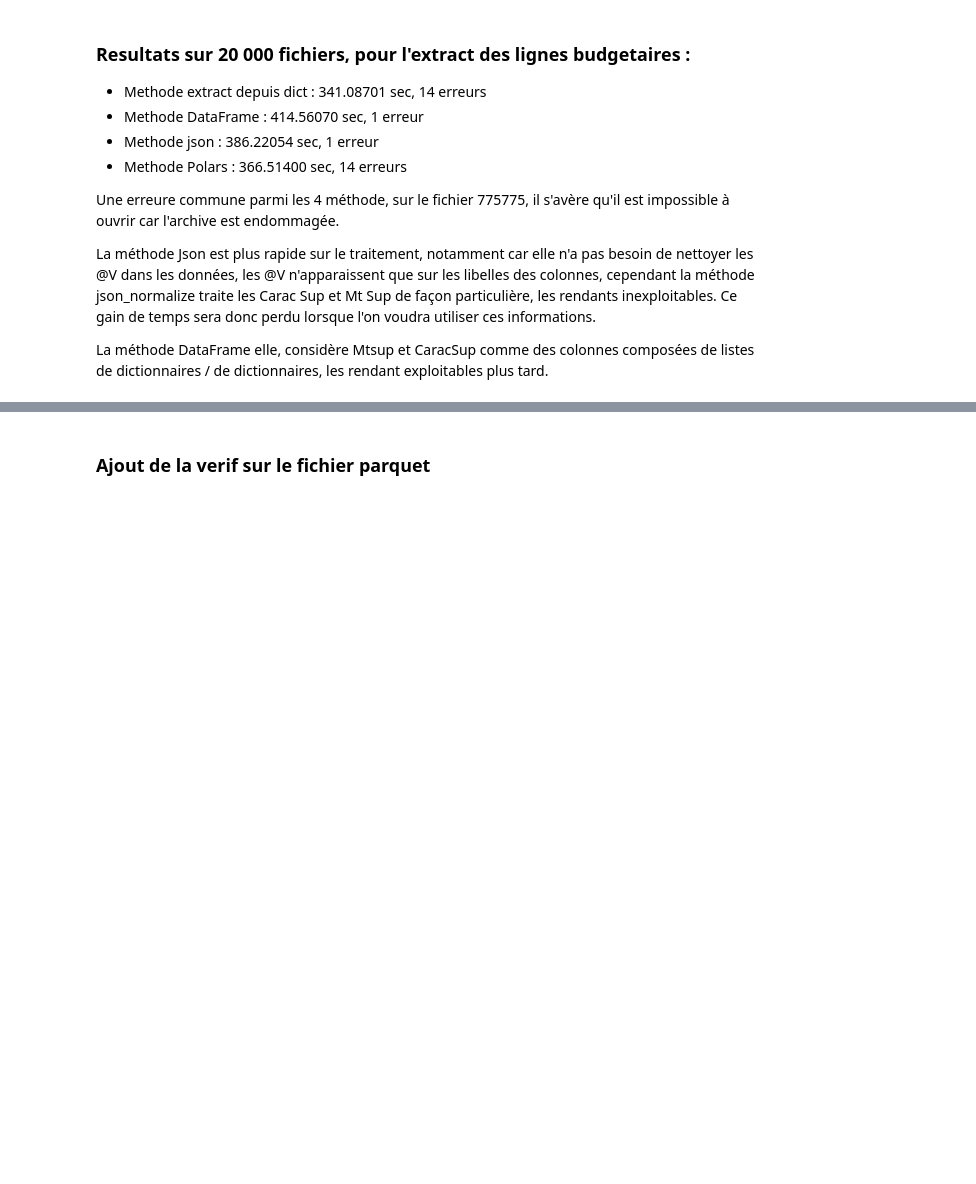
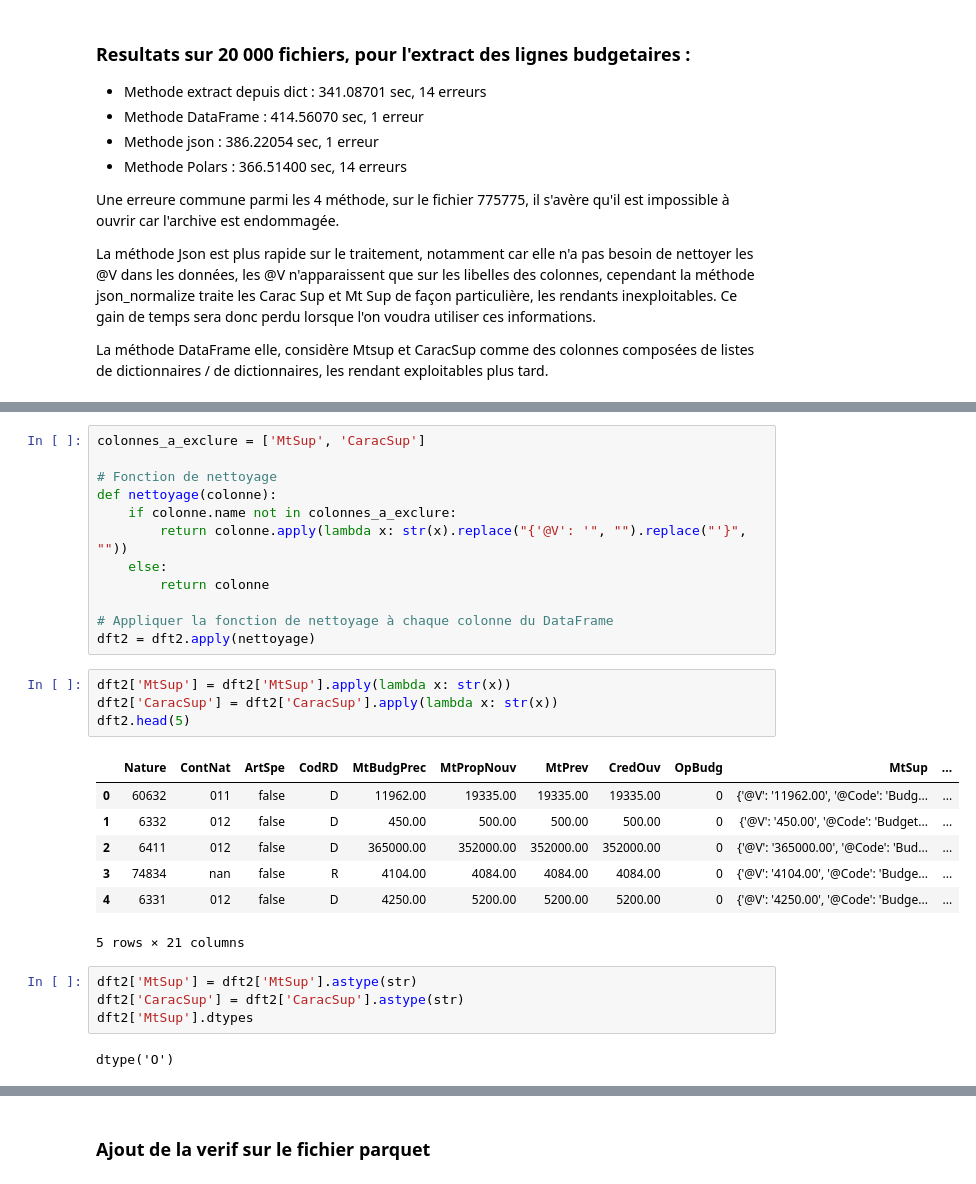
Before and after one commit to Verzocchia/ETL_Lignes_Budget_EV, a Jupyter notebook: test_renouveau.ipynb, the cells around one changed output, grey strips where cells are left out. Cells and saved outputs as stored; diff of their text form; blank space fills up the shorter version.

```diff
--- a/test_renouveau.ipynb
+++ b/test_renouveau.ipynb
@@ -267,0 +345,30 @@ La méthode DataFrame elle, considère Mtsup et CaracSup comme des colonnes comp
+# %%
+colonnes_a_exclure = ['MtSup', 'CaracSup']
+
+# Fonction de nettoyage
+def nettoyage(colonne):
+    if colonne.name not in colonnes_a_exclure:
+        return colonne.apply(lambda x: str(x).replace("{'@V': '", "").replace("'}", ""))
+    else:
+        return colonne
+
+# Appliquer la fonction de nettoyage à chaque colonne du DataFrame
+dft2 = dft2.apply(nettoyage)
+# %%
+dft2['MtSup'] = dft2['MtSup'].apply(lambda x: str(x))
+dft2['CaracSup'] = dft2['CaracSup'].apply(lambda x: str(x))
+dft2.head(5)
+# %% [output]
+|  | Nature | ContNat | ArtSpe | CodRD | MtBudgPrec | MtPropNouv | MtPrev | CredOuv | OpBudg | MtSup | ... |
+| 0 | 60632 | 011 | false | D | 11962.00 | 19335.00 | 19335.00 | 19335.00 | 0 | {'@V': '11962.00', '@Code': 'Budg... | ... |
+| 1 | 6332 | 012 | false | D | 450.00 | 500.00 | 500.00 | 500.00 | 0 | {'@V': '450.00', '@Code': 'Budget... | ... |
+| 2 | 6411 | 012 | false | D | 365000.00 | 352000.00 | 352000.00 | 352000.00 | 0 | {'@V': '365000.00', '@Code': 'Bud... | ... |
+| 3 | 74834 | nan | false | R | 4104.00 | 4084.00 | 4084.00 | 4084.00 | 0 | {'@V': '4104.00', '@Code': 'Budge... | ... |
+| 4 | 6331 | 012 | false | D | 4250.00 | 5200.00 | 5200.00 | 5200.00 | 0 | {'@V': '4250.00', '@Code': 'Budge... | ... |
+5 rows × 21 columns
+# %%
+dft2['MtSup'] = dft2['MtSup'].astype(str)
+dft2['CaracSup'] = dft2['CaracSup'].astype(str)
+dft2['MtSup'].dtypes
+# %% [output]
+dtype('O')
```
Also changed, not shown: parts of 35 cells of this notebook.
